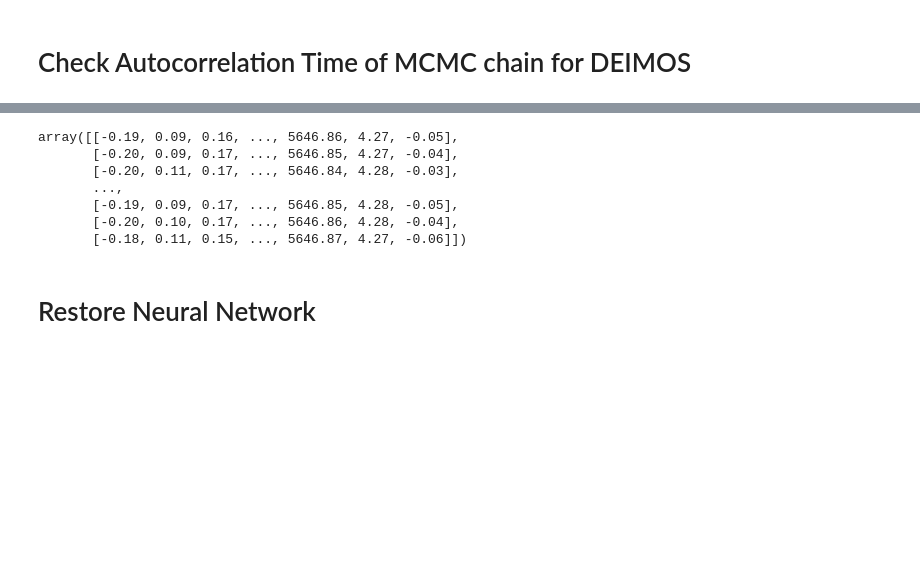
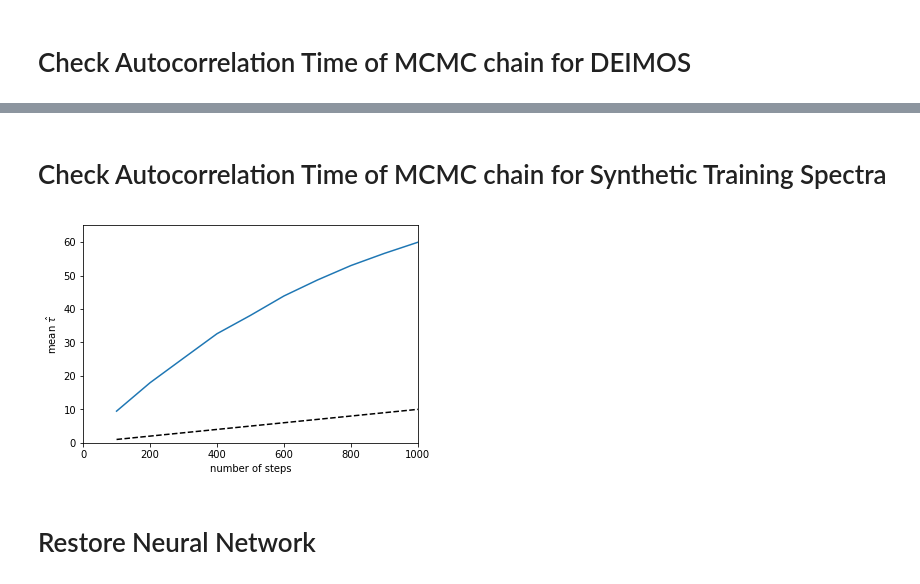
Before and after one commit to NathanSandford/D-Payne, a Jupyter notebook: development/emcee/Check_emcee.ipynb, the cells around one changed output, grey strips where cells are left out. Drawn from its saved outputs; the diff is of its cells as text; code cells hidden in the pictures; blank space fills up the shorter version.

Commit message:
running longer chains

```diff
--- a/development/emcee/Check_emcee.ipynb
+++ b/development/emcee/Check_emcee.ipynb
@@ -33,13 +33,19 @@ plt.ylabel(r"mean $\hat{\tau}$");
-# %%
-chain.get_chain()[0]
-# %% [output]
-array([[-0.19, 0.09, 0.16, ..., 5646.86, 4.27, -0.05],
-       [-0.20, 0.09, 0.17, ..., 5646.85, 4.27, -0.04],
-       [-0.20, 0.11, 0.17, ..., 5646.84, 4.28, -0.03],
-       ...,
-       [-0.19, 0.09, 0.17, ..., 5646.85, 4.28, -0.05],
-       [-0.20, 0.10, 0.17, ..., 5646.86, 4.28, -0.04],
-       [-0.18, 0.11, 0.15, ..., 5646.87, 4.27, -0.06]])
+# %% [markdown]
+# Check Autocorrelation Time of MCMC chain for Synthetic Training Spectra
+# %%
+autocorr = np.load('/global/scratch/nathan_sandford/emcee/autocorr_synth.npy')
+chain = emcee.backends.HDFBackend('/global/scratch/nathan_sandford/emcee/chain_synth.h5')
+
+n = np.arange(1, len(autocorr) + 1) * 100
+y = autocorr
+plt.plot(n, n / 100.0, "--k")
+plt.plot(n, y)
+plt.xlim(0, n.max())
+plt.ylim(0, y.max() + 0.1*(y.max() - y.min()))
+plt.xlabel("number of steps")
+plt.ylabel(r"mean $\hat{\tau}$");
+# %% [output]
+[figure, added]
 # %% [markdown]
 # Restore Neural Network
 # %%
```
Also changed, not shown: parts of 1 cell of this notebook, 2 other files.
